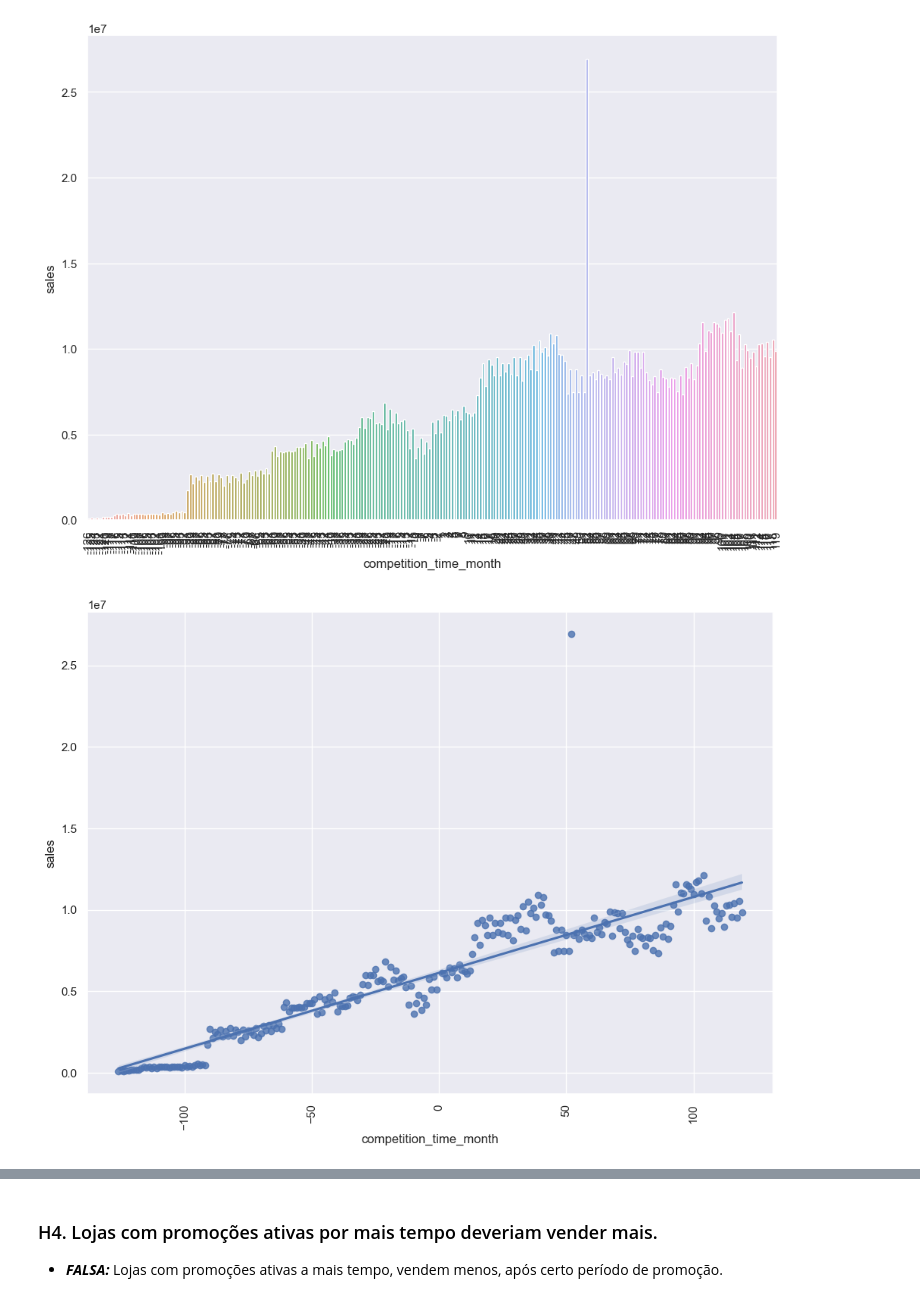
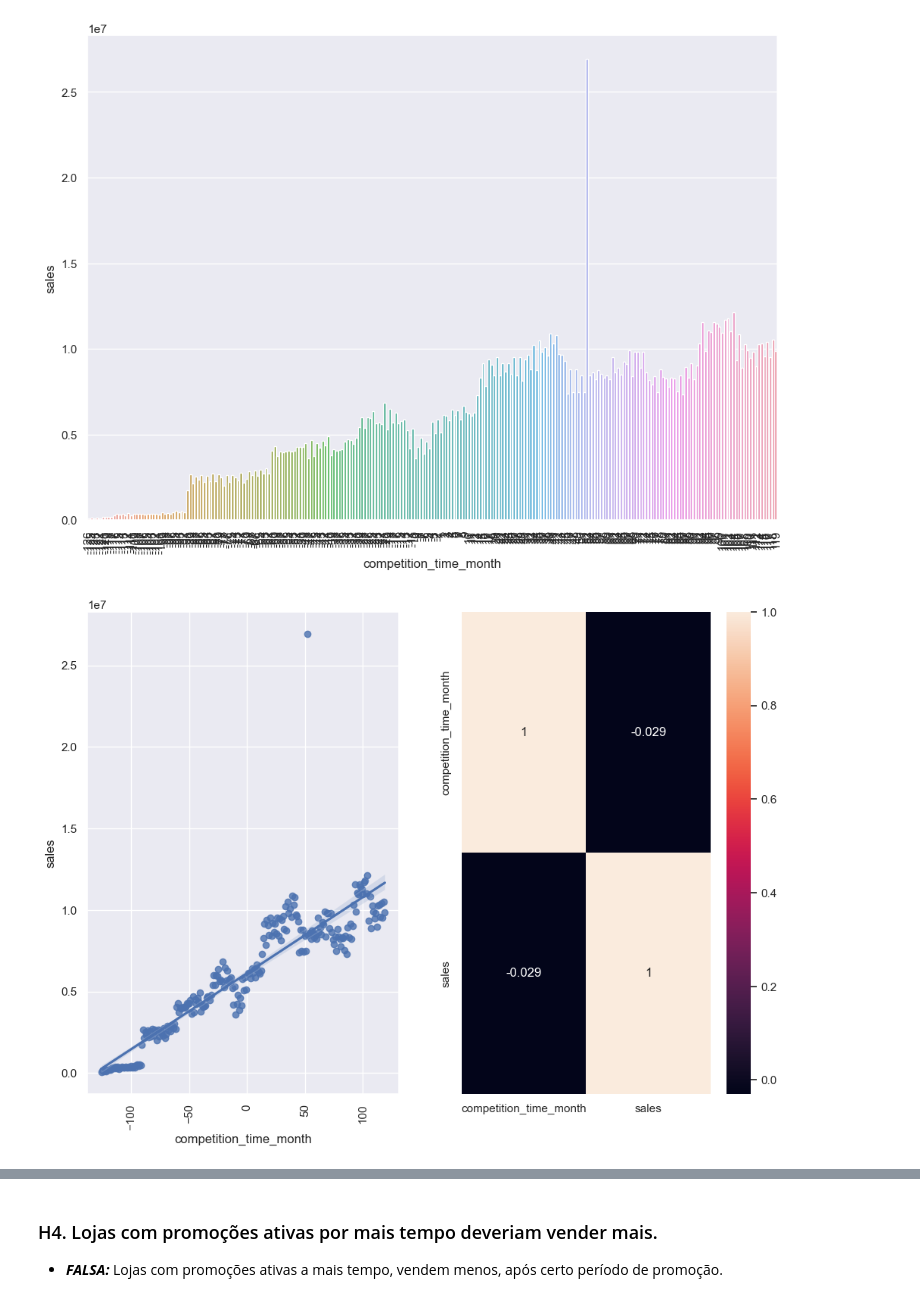
Before and after one commit to andersonrenatobonif/store_sales_predicition, a Jupyter notebook: v01_store_sales_prediction.ipynb, the cells around one changed output, grey strips where cells are left out. Saved outputs shown, nothing was run; the diff lists cells and outputs as text; code cells hidden in the pictures.

```diff
--- a/v01_store_sales_prediction.ipynb
+++ b/v01_store_sales_prediction.ipynb
@@ -385,5 +418,4 @@ df4 = df3.copy()
 # %% [markdown]
 ### 4.1.1 Response Variable
 # %%
-sns.histplot( df4['sales'])
-sns.set(rc={'figure.figsize':(11.7,8.27)})
+sns.histplot( df4['sales']);
@@ -532,7 +535,11 @@ plt.xticks(rotation=90);
 # %% [output]
 [figure]
 # %%
+plt.subplot(1, 2, 1)
 sns.regplot(data=h3_1, x='competition_time_month', y='sales')
-plt.xticks(rotation=90);
+plt.xticks(rotation=90)
+
+plt.subplot(1, 2, 2)
+sns.heatmap(h3[['competition_time_month', 'sales']].corr(method='pearson'), annot=True);
 # %% [output]
-[figure, old version]
+[figure, new version]
```
Also changed, not shown: parts of 27 cells of this notebook.
